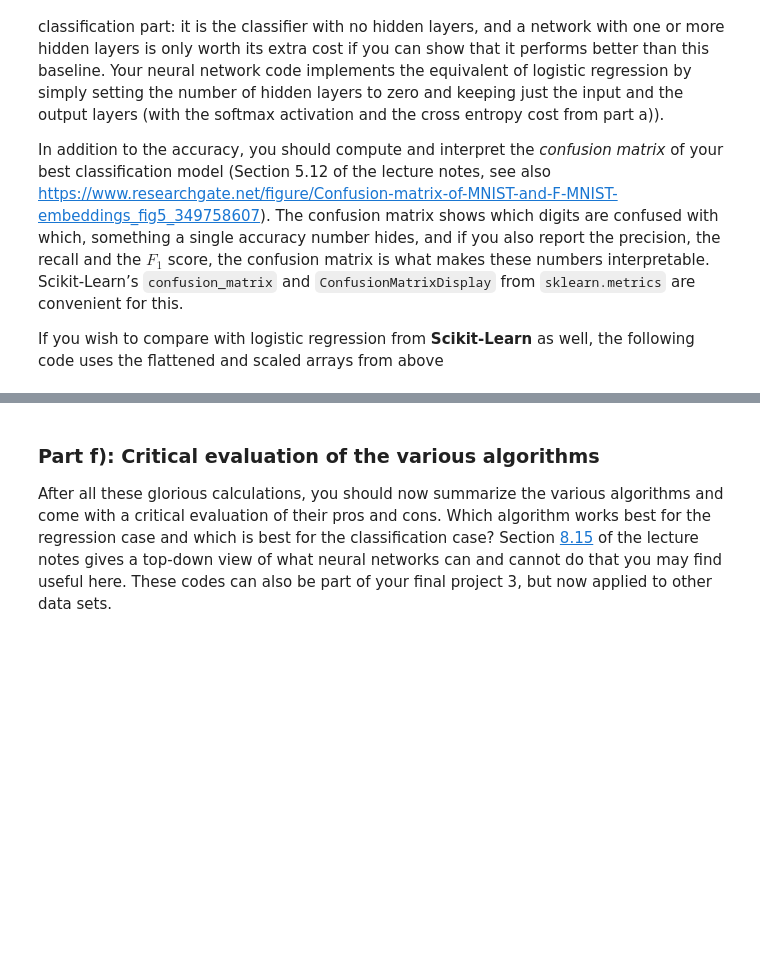
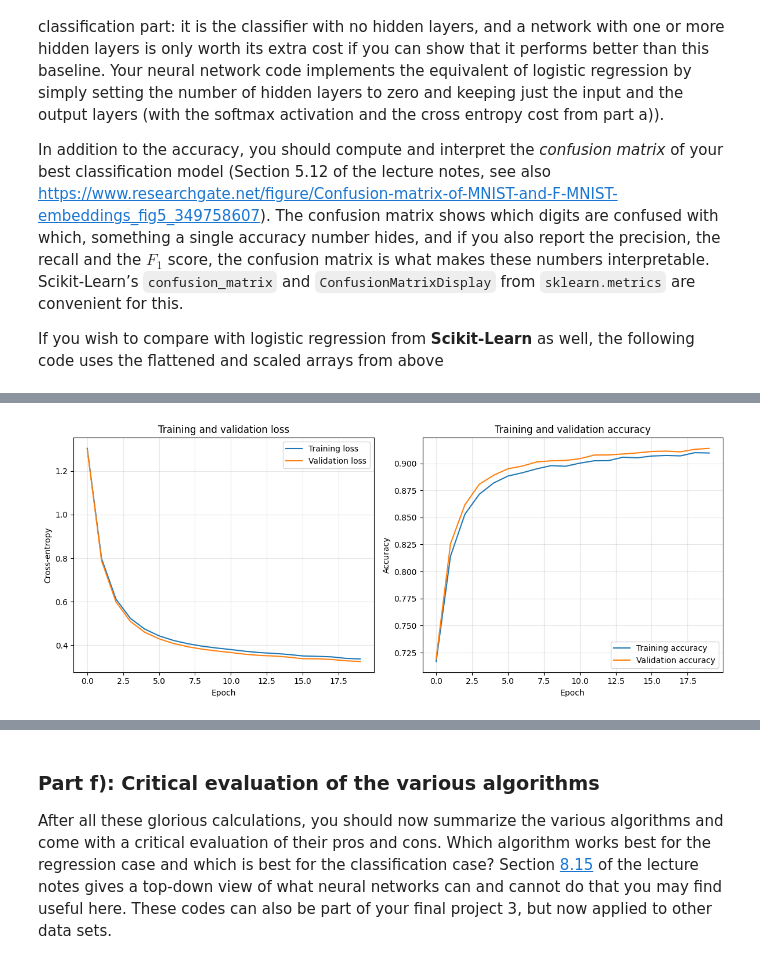
Before and after one commit to AmandaRaeJ16/FYS-STK4155-Project2, a Jupyter notebook: Code/Project2.ipynb, the cells around one changed output, grey strips where cells are left out. Saved outputs shown, nothing was run; the diff lists cells and outputs as text; code cells hidden in the pictures; blank space fills up the shorter version.

```diff
--- a/Code/Project2.ipynb
+++ b/Code/Project2.ipynb
@@ -645,2 +1122,16 @@ print(f"Model Accuracy: {accuracy:.4f}")
 # %%
 # Your code for part e) here
+"""
+For MNIST, need a classifier class with 10 output nodes, softmax output, and cross entropy loss
+"""
+import importlib
+import scratch_classifier
+
+importlib.reload(scratch_classifier)
+
+from scratch_classifier import ScratchClassifier
+
+
+mnist_net = ScratchClassifier(hidden_layers=(128,), activation="relu",n_inputs=784, n_classes=10,seed=42)
+
+mnist_net.fit(X_train, y_train_fit, X_val=X_val, y_val=y_val, optimizer="adam", learning_rate=0.001, epochs=20, batch_size=128, l2=1e-5, verbose=True )
@@ -646,0 +1205,29 @@ print(f"Model Accuracy: {accuracy:.4f}")
+# %%
+# Plot training curves
+
+history = mnist_net.history
+
+plt.figure(figsize=(12, 5))
+
+plt.subplot(1, 2, 1)
+plt.plot(history["train_loss"], label="Training loss")
+plt.plot(history["val_loss"], label="Validation loss")
+plt.xlabel("Epoch")
+plt.ylabel("Cross-entropy")
+plt.title("Training and validation loss")
+plt.legend()
+plt.grid(alpha=0.3)
+
+plt.subplot(1, 2, 2)
+plt.plot(history["train_accuracy"], label="Training accuracy")
+plt.plot(history["val_accuracy"], label="Validation accuracy")
+plt.xlabel("Epoch")
+plt.ylabel("Accuracy")
+plt.title("Training and validation accuracy")
+plt.legend()
+plt.grid(alpha=0.3)
+
+plt.tight_layout()
+plt.show()
+# %% [output]
+[figure, added]
```
Also changed, not shown: parts of 26 cells of this notebook, 3 other files.
